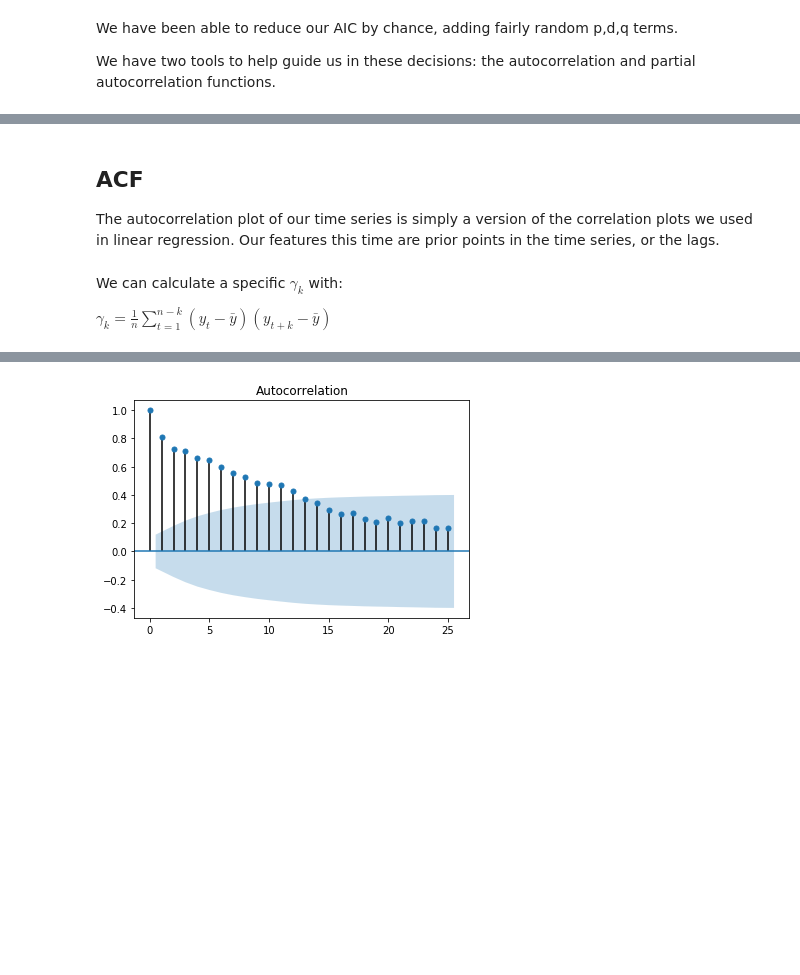
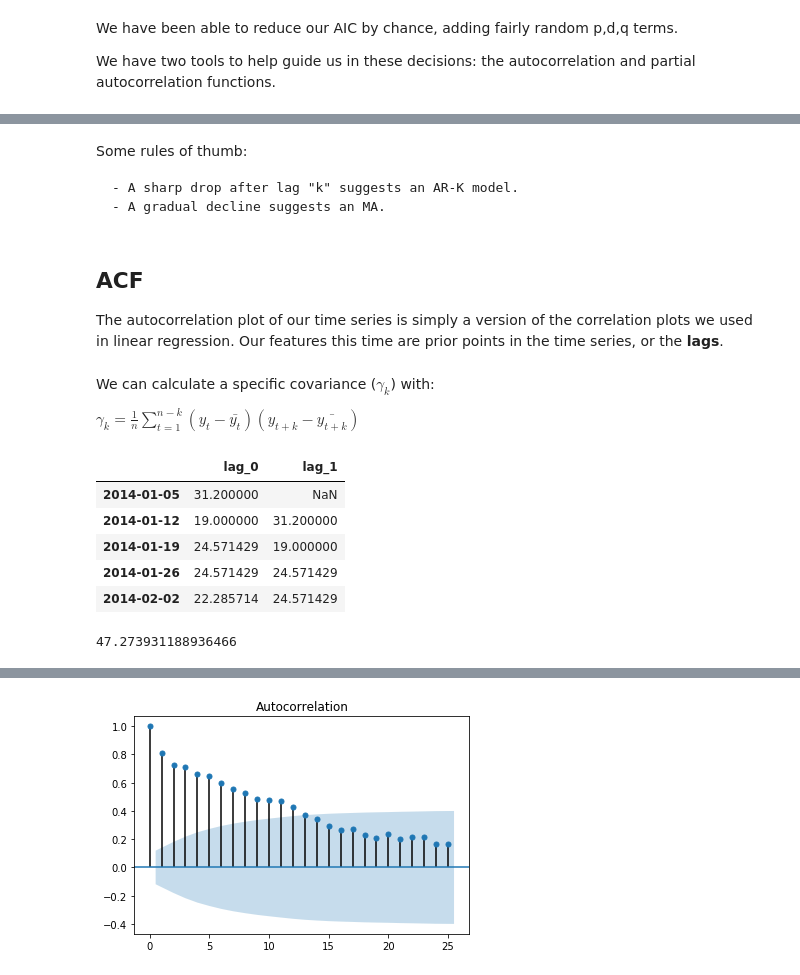
Before and after one commit to lecritch/time_series_models-chi-sea-dsc, a Jupyter notebook: index.ipynb, the cells around one changed output, grey strips where cells are left out. Saved outputs shown, nothing was run; the diff lists cells and outputs as text; code cells hidden in the pictures; blank space fills up the shorter version.

```diff
--- a/index.ipynb
+++ b/index.ipynb
@@ -471,8 +508,30 @@ We have two tools to help guide us in these decisions: the autocorrelation and p
+# %% [markdown]
+Some rules of thumb:
+
+    - A sharp drop after lag "k" suggests an AR-K model.
+    - A gradual decline suggests an MA.
 # %% [markdown]
 ## ACF
 
-The autocorrelation plot of our time series is simply a version of the correlation plots we used in linear regression.  Our features this time are prior points in the time series, or the lags.
+The autocorrelation plot of our time series is simply a version of the correlation plots we used in linear regression.  Our features this time are prior points in the time series, or the **lags**.
 # %% [markdown]
-We can calculate a specific $\gamma_k$ with:
+We can calculate a specific covariance ($\gamma_k$) with:
 
-${\displaystyle \gamma_k = \frac 1 n \sum\limits_{t=1}^{n-k} (y_t - \bar{y})(y_{t+k}-\bar{y})}$
+${\displaystyle \gamma_k = \frac 1 n \sum\limits_{t=1}^{n-k} (y_t - \bar{y_t})(y_{t+k}-\bar{y_{t+k}})}$
+# %%
+df = pd.DataFrame(train)
+df.columns = ['lag_0']
+df['lag_1'] = train.shift()
+df.head()
+# %% [output]
+|  | lag_0 | lag_1 |
+| 2014-01-05 | 31.200000 | NaN |
+| 2014-01-12 | 19.000000 | 31.200000 |
+| 2014-01-19 | 24.571429 | 19.000000 |
+| 2014-01-26 | 24.571429 | 24.571429 |
+| 2014-02-02 | 22.285714 | 24.571429 |
+# %%
+gamma_1 = sum(((df['lag_0'][1:]-df.lag_0[1:].mean())*(df['lag_1'].dropna()-df.lag_1.dropna().mean())))/(len(df.lag_1)-1)
+gamma_1
+# %% [output]
+47.273931188936466
```
Also changed, not shown: parts of 63 cells of this notebook, 23 other files.
